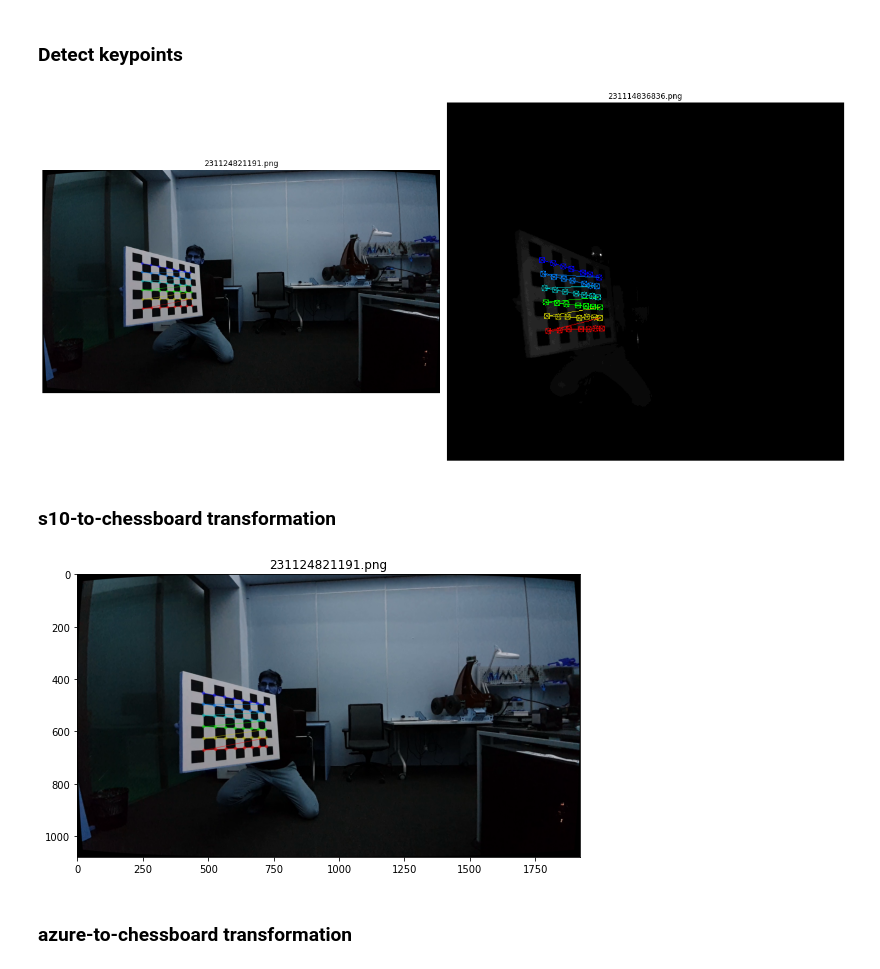
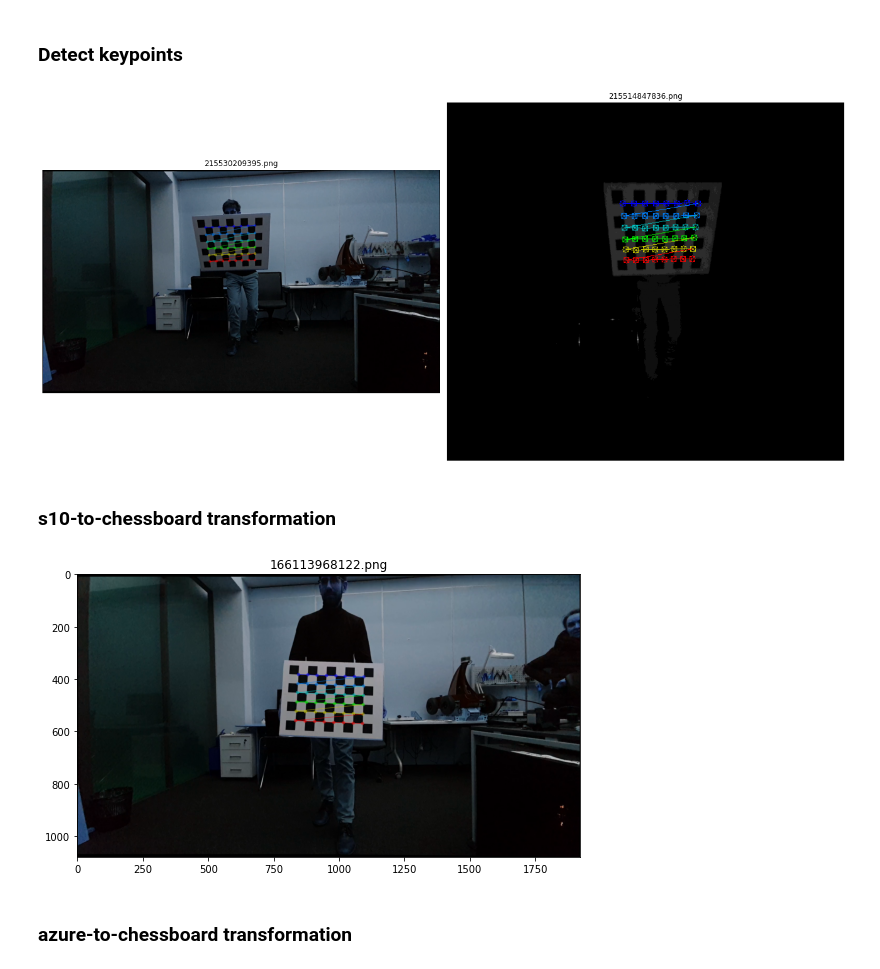
Before and after one commit to Marselka/CalibrationProject, a Jupyter notebook: azure_s10_extrinsics_calibration.ipynb, the cells around one changed output. Drawn from its saved outputs; the diff is of its cells as text; code cells hidden in the pictures.

```diff
--- a/azure_s10_extrinsics_calibration.ipynb
+++ b/azure_s10_extrinsics_calibration.ipynb
@@ -26,10 +42,13 @@ azure_depths_path = "/home/konstantin/datasets/bandeja-sequence/2021-02-23-21-18
 # Deterime matching pairs between s10 and azure either by matching or providing the list of timestamps manually
 s10_timestamps, azure_timestamps = get_matching_pairs(s10_images_path, azure_images_path)
 # %%
-s10_images = get_images(s10_images_path, period=65, file_name_list=[fn + img_ext for fn in s10_timestamps])
+s10_images = get_images(s10_images_path, period=period, file_name_list=[fn + img_ext for fn in s10_timestamps])
 # %%
-azure_images = get_images(azure_images_path, period=65, file_name_list=[fn + img_ext for fn in azure_timestamps])
-azure_depths = get_depths(azure_depths_path, period=65, file_name_list=[fn + depth_ext for fn in azure_timestamps])
+azure_images = get_images(azure_images_path, period=period, file_name_list=[fn + img_ext for fn in azure_timestamps])
+azure_depths = get_depths(azure_depths_path, period=period, file_name_list=[fn + depth_ext for fn in azure_timestamps])
+# %%
+s10_timestamps = s10_timestamps[::period]
+azure_timestamps = azure_timestamps[::period]
 # %%
 # Load intrinsics cailbration results which should include intrinsics, distortion coefficients and undistorted intrinsics
 s10_intrinsics_calib = np.load('calib_output/s10_intrinsics.npy', allow_pickle=True).item()
@@ -85,9 +104,9 @@ det_mask = s10_det_mask & azure_det_mask
 
 d_s10_timestamps, d_azure_timestamps = s10_timestamps[det_mask], azure_timestamps[det_mask]
 # %%
-# Detections on azure may be innacurate so take this into account when optimizing the solutions
+# Detections on azure may be innacurate. When selecting final pair make sure their detections are accurate
 
-idx = 5
+idx = 18
 
 check_s10_key, check_azure_key = d_s10_timestamps[idx] + img_ext, d_azure_timestamps[idx] + img_ext
 
@@ -99,7 +118,7 @@ plot_figures({check_s10_key: draw_chessboard_corners(s10_images[check_s10_key],
                                                        azure_detections[check_azure_key][1],
                                                        pattern_size, normalize=True)}, 1, 2)
 # %% [output]
-[figure, old version]
+[figure, new version]
 # %% [markdown]
 ### s10-to-chessboard transformation
 # %%
@@ -108,8 +127,8 @@ plot_figures({check_s10_key: draw_chessboard_corners(s10_images[check_s10_key],
 s10_chess = {}
 
 for ts in d_s10_timestamps:
-    scene_points, loc_kp = s10_detections[ts + img_ext]
-    success, r, t = cv.solvePnP(scene_points, loc_kp, s10_undist_intrinsics, None, flags=cv.SOLVEPNP_IPPE)
+    scene_points, kp = s10_detections[ts + img_ext]
+    success, r, t = cv.solvePnP(scene_points, kp, s10_undist_intrinsics, None, flags=cv.SOLVEPNP_IPPE)
 
     if success:
         dS = np.zeros((4, 4))
@@ -122,13 +141,13 @@ for ts in d_s10_timestamps:
         s10_chess[ts] = s10_local_scene_points
 # %%
 # Visualize transformed scene points with the estimated by PnP transformation to make sure the solution make sense
-idx = 5
+idx = 0
 
 check_key = d_s10_timestamps[idx] + img_ext
 
 plot_projected_keypoints(s10_images[check_key], s10_chess[check_key.split('.')[0]], s10_undist_intrinsics, check_key, pattern_size)
 # %% [output]
-[figure, old version]
+[figure, new version]
 # %% [markdown]
 ### azure-to-chessboard transformation
 # %%
```
Also changed, not shown: parts of 28 cells of this notebook, 3 other files.
